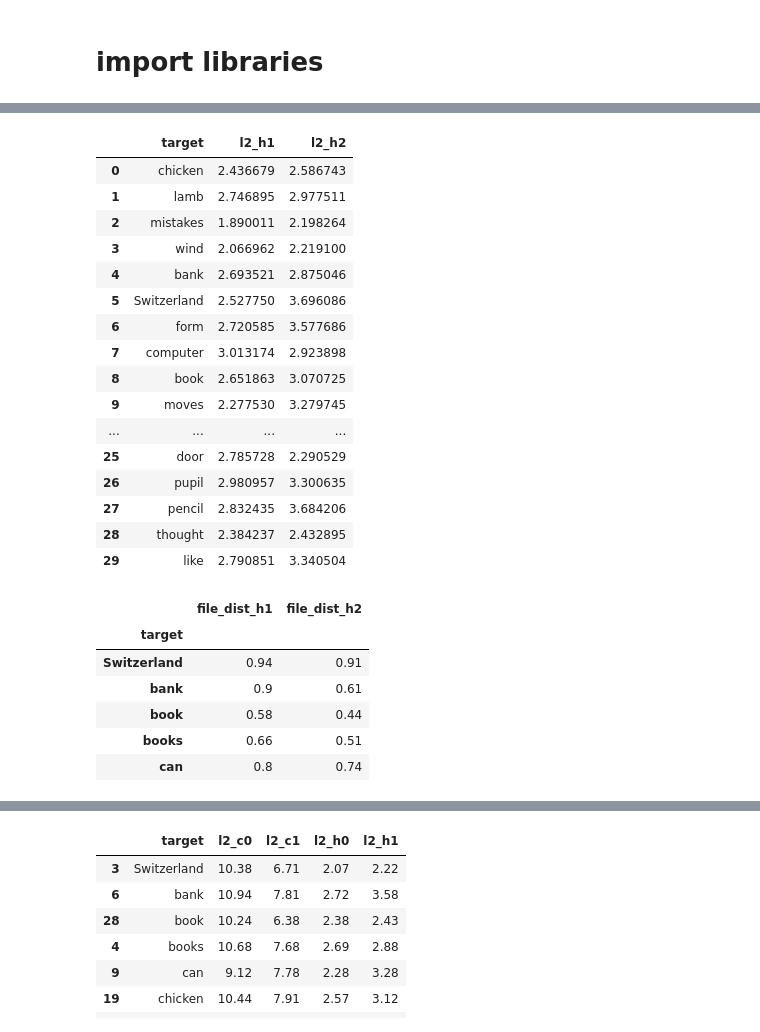
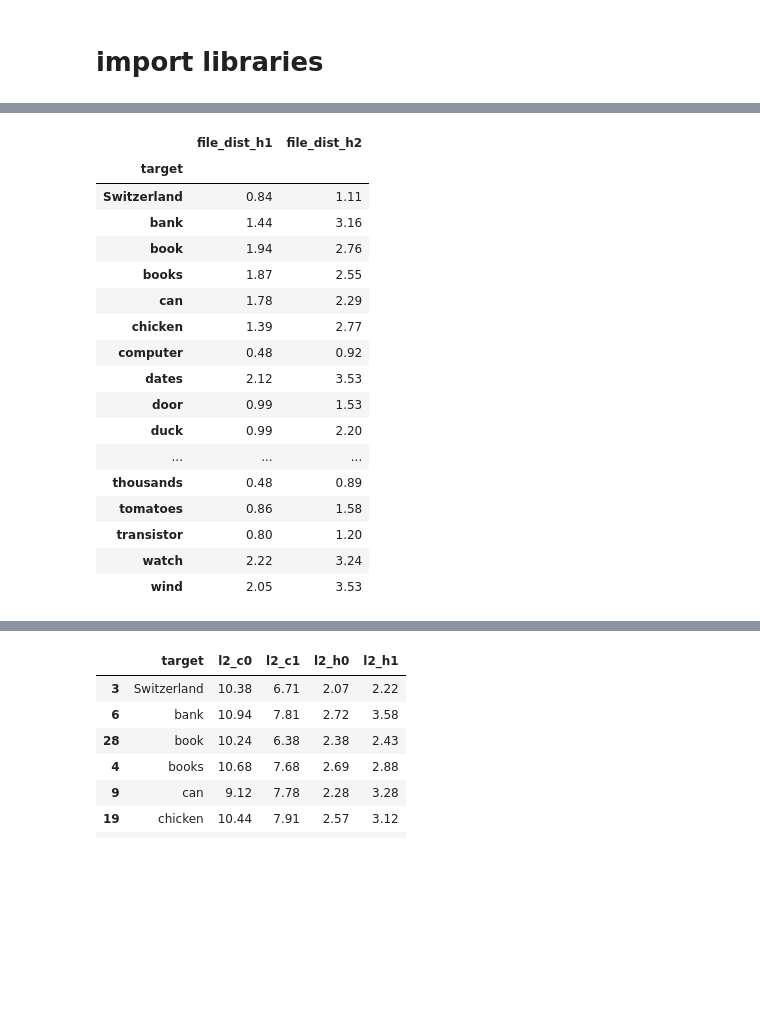
Before and after one commit to CLQuantizer/polysemy, a Jupyter notebook: GaussianClustering.ipynb, the cells around one changed output, grey strips where cells are left out. Cells and saved outputs as stored; diff of their text form; code cells hidden in the pictures; blank space fills up the shorter version.

```diff
--- a/GaussianClustering.ipynb
+++ b/GaussianClustering.ipynb
@@ -59,7 +40,7 @@ def single_type_word_dist(df,t):
         x1 = dfa['tensors'].agg('mean')
         x2 = dfb['tensors'].agg('mean')
         #res[word] = euclidean(x1,x2)
-        res[word] = cos(x1,x2)
+        res[word] = euclidean(x1,x2)
     file_dis = pd.DataFrame.from_dict(res, orient='index',columns = [f'file_dist_{t}']).reset_index().rename(columns={"index": "target"})
     return file_dis
 # calculate the ground truth distance between file
@@ -75,17 +56,17 @@ def all_types_of_dist(embed_dict,types=types):
             df = pd.merge(df,delta_df, on='target')
     return df
 # calculate l2 normalisation factors for each extraction type
-def l2_normalisation_factors(embed_dict,types=types):
-    norm_factors = pd.DataFrame(columns = ['target'] + [f'l2_{t}' for t in types])
-    word_set = set()
-    for t in types:
-        a = []
-        for word,group in embed_dict[t].groupby(by='target'):
-            #exlude the werd words in the data set
-            if word =='went' or word == 'line':
-                continue
-            word_set.add(word)
-            a.append(np.linalg.norm(group['tensors'].apply('mean')))
-        norm_factors[f'l2_{t}']=a
-    norm_factors['target'] = list(word_set)
-    return norm_factors
+# def l2_normalisation_factors(embed_dict,types=types):
+#     norm_factors = pd.DataFrame(columns = ['target'] + [f'l2_{t}' for t in types])
+#     word_set = set()
+#     for t in types:
+#         a = []
+#         for word,group in embed_dict[t].groupby(by='target'):
+#             #exlude the werd words in the data set
+#             if word =='went' or word == 'line':
+#                 continue
+#             word_set.add(word)
+#             a.append(np.linalg.norm(group['tensors'].apply('mean')))
+#         norm_factors[f'l2_{t}']=a
+#     norm_factors['target'] = list(word_set)
+#     return norm_factors
@@ -109,35 +88,27 @@ embed_dict['h1'].head()
 # %%
 norm_factors = l2_normalisation_factors(embed_dict)
-norm_factors
-# %% [output]
-|  | target | l2_h1 | l2_h2 |
-| 0 | chicken | 2.436679 | 2.586743 |
-| 1 | lamb | 2.746895 | 2.977511 |
-| 2 | mistakes | 1.890011 | 2.198264 |
-| 3 | wind | 2.066962 | 2.219100 |
-| 4 | bank | 2.693521 | 2.875046 |
-| 5 | Switzerland | 2.527750 | 3.696086 |
-| 6 | form | 2.720585 | 3.577686 |
-| 7 | computer | 3.013174 | 2.923898 |
-| 8 | book | 2.651863 | 3.070725 |
-| 9 | moves | 2.277530 | 3.279745 |
-| ... | ... | ... | ... |
-| 25 | door | 2.785728 | 2.290529 |
-| 26 | pupil | 2.980957 | 3.300635 |
-| 27 | pencil | 2.832435 | 3.684206 |
-| 28 | thought | 2.384237 | 2.432895 |
-| 29 | like | 2.790851 | 3.340504 |
 # %%
 all_types_dist_all_words = all_types_of_dist(embed_dict).set_index('target')
-all_types_dist_all_words.head()
+all_types_dist_all_words
 # %% [output]
 |  | file_dist_h1 | file_dist_h2 |
 | target |  |  |
-| Switzerland | 0.94 | 0.91 |
-| bank | 0.9 | 0.61 |
-| book | 0.58 | 0.44 |
-| books | 0.66 | 0.51 |
-| can | 0.8 | 0.74 |
+| Switzerland | 0.84 | 1.11 |
+| bank | 1.44 | 3.16 |
+| book | 1.94 | 2.76 |
+| books | 1.87 | 2.55 |
+| can | 1.78 | 2.29 |
+| chicken | 1.39 | 2.77 |
+| computer | 0.48 | 0.92 |
+| dates | 2.12 | 3.53 |
+| door | 0.99 | 1.53 |
+| duck | 0.99 | 2.20 |
+| ... | ... | ... |
+| thousands | 0.48 | 0.89 |
+| tomatoes | 0.86 | 1.58 |
+| transistor | 0.80 | 1.20 |
+| watch | 2.22 | 3.24 |
+| wind | 2.05 | 3.53 |
 # %%
 # fit 2 component Gaussian Mixture n times and return the result dist and acc dictionaries
 # input random_seed,df is of one type [c0, h0, c1, h1], factor of the corresponding type, n_init in gmm
```
Also changed, not shown: parts of 15 cells of this notebook, 9 other files.
